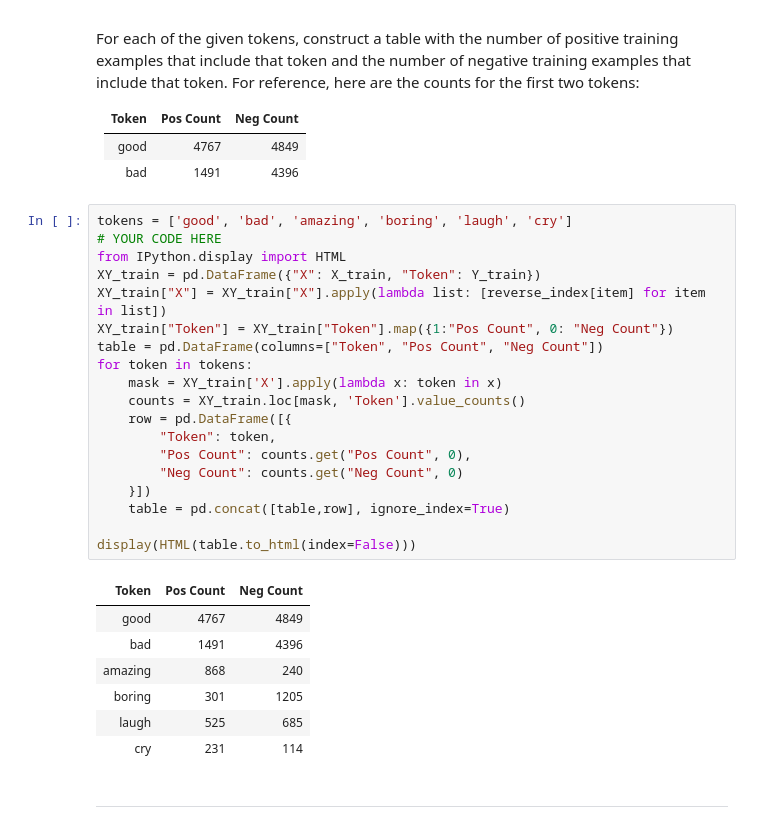
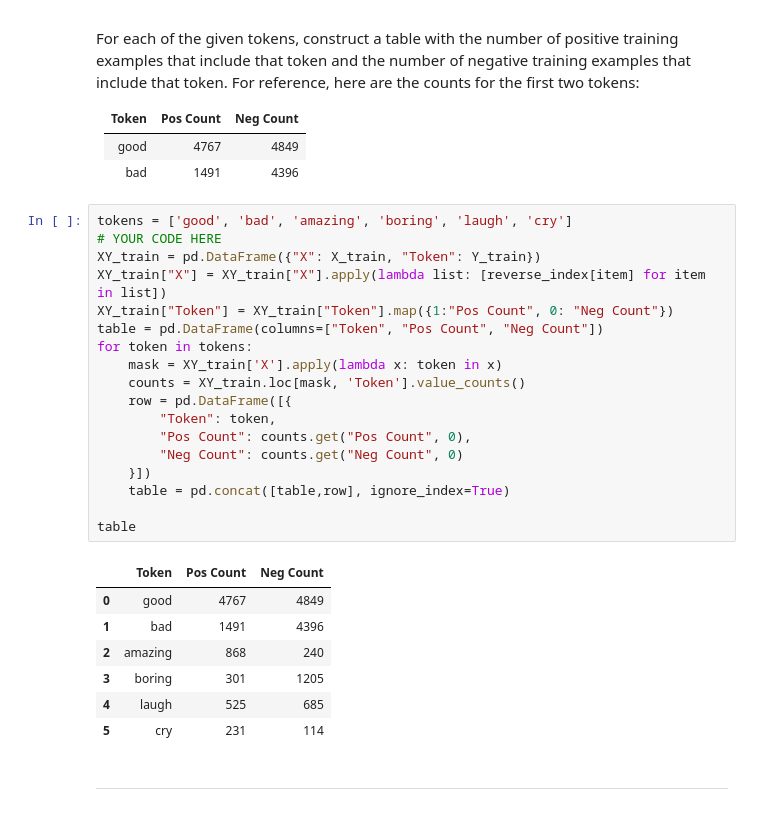
Before and after one commit to davidsolow/w207_applied_machine_learning, a Jupyter notebook: Homeworks/09 Embeddings for Text.ipynb, the cells around one changed output. Saved outputs shown, nothing was run; the diff lists cells and outputs as text.

```diff
--- a/Homeworks/09 Embeddings for Text.ipynb
+++ b/Homeworks/09 Embeddings for Text.ipynb
@@ -142,30 +142,29 @@ For each of the given tokens, construct a table with the number of positive trai
 # %%
 tokens = ['good', 'bad', 'amazing', 'boring', 'laugh', 'cry']
 # YOUR CODE HERE
-from IPython.display import HTML
 XY_train = pd.DataFrame({"X": X_train, "Token": Y_train})
 XY_train["X"] = XY_train["X"].apply(lambda list: [reverse_index[item] for item in list])
 XY_train["Token"] = XY_train["Token"].map({1:"Pos Count", 0: "Neg Count"})
 table = pd.DataFrame(columns=["Token", "Pos Count", "Neg Count"])
 for token in tokens:
     mask = XY_train['X'].apply(lambda x: token in x)
     counts = XY_train.loc[mask, 'Token'].value_counts()
     row = pd.DataFrame([{
         "Token": token,
         "Pos Count": counts.get("Pos Count", 0),
         "Neg Count": counts.get("Neg Count", 0)
     }])
     table = pd.concat([table,row], ignore_index=True)
 
-display(HTML(table.to_html(index=False)))
+table
 # %% [output]
-| Token | Pos Count | Neg Count |
-| good | 4767 | 4849 |
-| bad | 1491 | 4396 |
-| amazing | 868 | 240 |
-| boring | 301 | 1205 |
-| laugh | 525 | 685 |
-| cry | 231 | 114 |
+|  | Token | Pos Count | Neg Count |
+| 0 | good | 4767 | 4849 |
+| 1 | bad | 1491 | 4396 |
+| 2 | amazing | 868 | 240 |
+| 3 | boring | 301 | 1205 |
+| 4 | laugh | 525 | 685 |
+| 5 | cry | 231 | 114 |
 # %% [markdown]
 ---
 # %% [markdown]
```
Also changed, not shown: parts of 11 cells of this notebook, 1 other file.
